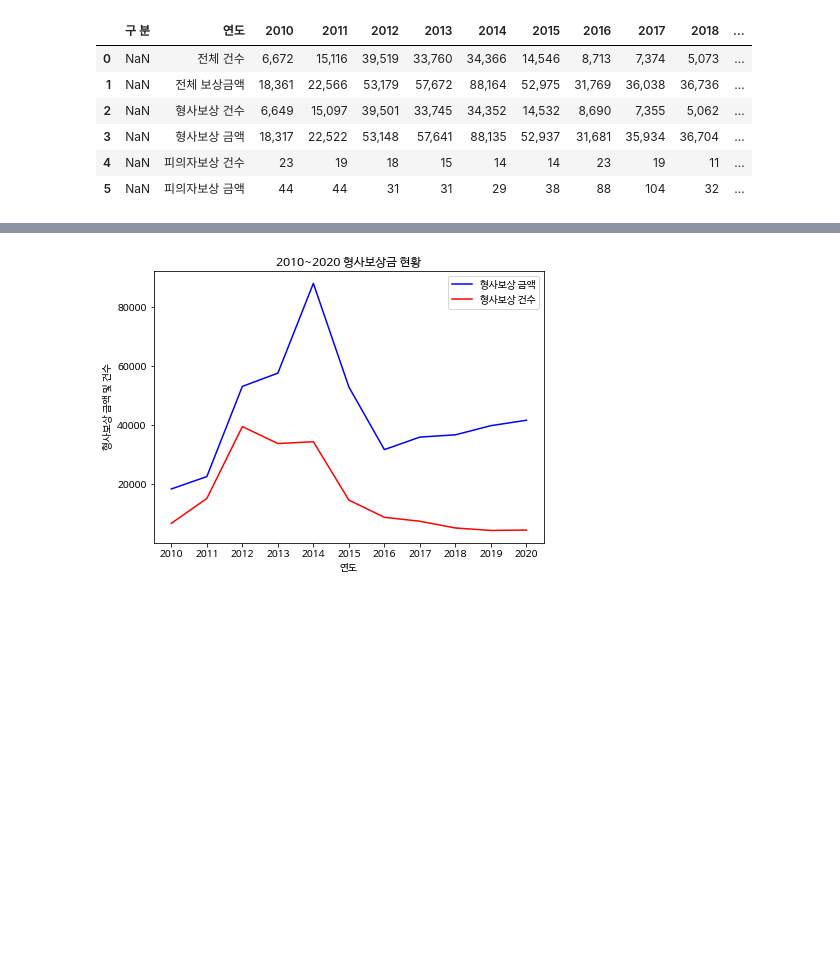
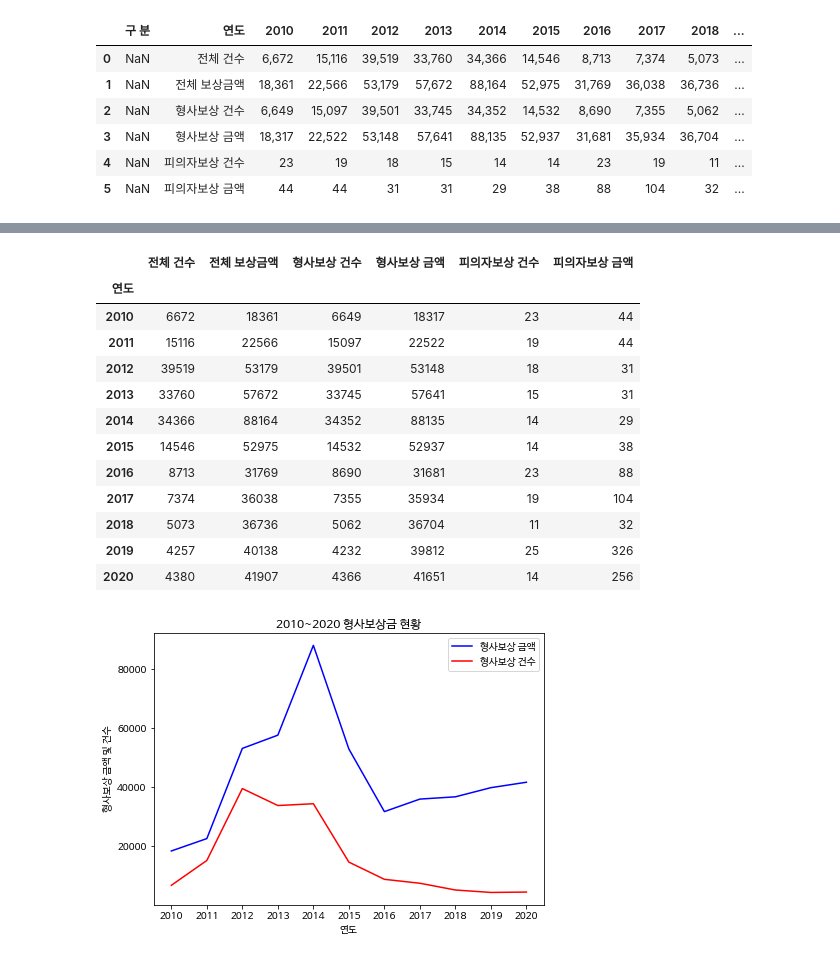
Before and after one commit to gabychoi/MultimediaJournalism, a Jupyter notebook: datice.ipynb, the cells around one changed output, grey strips where cells are left out. Cells and saved outputs as stored; diff of their text form; code cells hidden in the pictures; blank space fills up the shorter version.

```diff
--- a/datice.ipynb
+++ b/datice.ipynb
@@ -61,16 +85,31 @@ copy_data
 # %%
 # 연도별 보상금 데이터프레임 생성
 data = {
     "전체 건수" : [6672,	15116,	39519,	33760,	34366,	14546,	8713,	7374,	5073,	4257,	4380],
     "전체 보상금액" : [18361,	22566,	53179,	57672,	88164,	52975,	31769,	36038,	36736,	40138,	41907],
     "형사보상 건수" : [6649,	15097,	39501,	33745,	34352,	14532,	8690,	7355,	5062,	4232,	4366],
     "형사보상 금액" : [18317,	22522,	53148,	57641,	88135,	52937,	31681,	35934,	36704,	39812,	41651],
     "피의자보상 건수" : [23,	19,	18,	15,	14,	14,	23,	19,	11,	25,	14],
     "피의자보상 금액" : [44,	44,	31,	31,	29,	38,	88,	104,	32,	326,	256],
 }
 columns = ["전체 건수", "전체 보상금액", "형사보상 건수", "형사보상 금액", "피의자보상 건수", "피의자보상 금액"]
 compen_df = pd.DataFrame(data, index=['2010',	'2011',	'2012',	'2013',	'2014',	'2015',	'2016',	'2017',	'2018',	'2019',	'2020'] , columns=columns)
-compen_df
+compen_df.index.name = '연도'
+display(compen_df)
+# %% [output]
+|  | 전체 건수 | 전체 보상금액 | 형사보상 건수 | 형사보상 금액 | 피의자보상 건수 | 피의자보상 금액 |
+| 연도 |  |  |  |  |  |  |
+| 2010 | 6672 | 18361 | 6649 | 18317 | 23 | 44 |
+| 2011 | 15116 | 22566 | 15097 | 22522 | 19 | 44 |
+| 2012 | 39519 | 53179 | 39501 | 53148 | 18 | 31 |
+| 2013 | 33760 | 57672 | 33745 | 57641 | 15 | 31 |
+| 2014 | 34366 | 88164 | 34352 | 88135 | 14 | 29 |
+| 2015 | 14546 | 52975 | 14532 | 52937 | 14 | 38 |
+| 2016 | 8713 | 31769 | 8690 | 31681 | 23 | 88 |
+| 2017 | 7374 | 36038 | 7355 | 35934 | 19 | 104 |
+| 2018 | 5073 | 36736 | 5062 | 36704 | 11 | 32 |
+| 2019 | 4257 | 40138 | 4232 | 39812 | 25 | 326 |
+| 2020 | 4380 | 41907 | 4366 | 41651 | 14 | 256 |
 # %%
 # 시각화 준비
 import matplotlib as mpl
```
Also changed, not shown: parts of 3 cells of this notebook.
